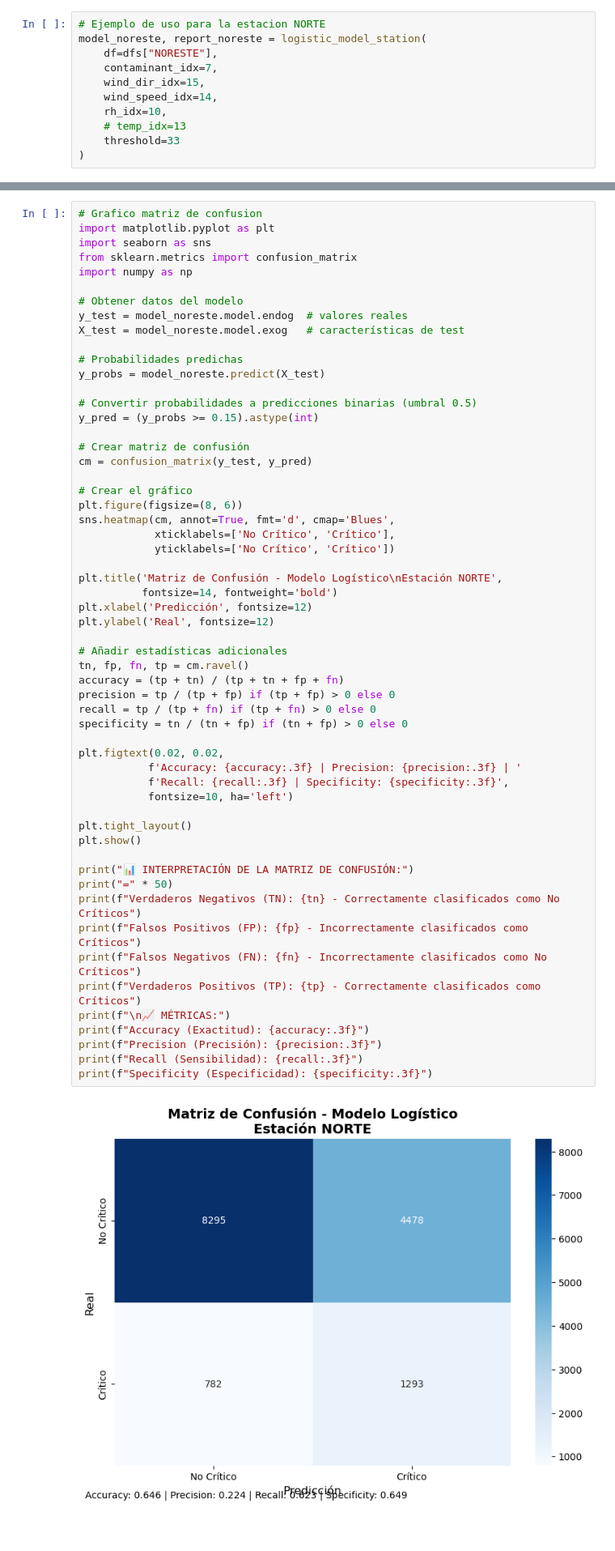
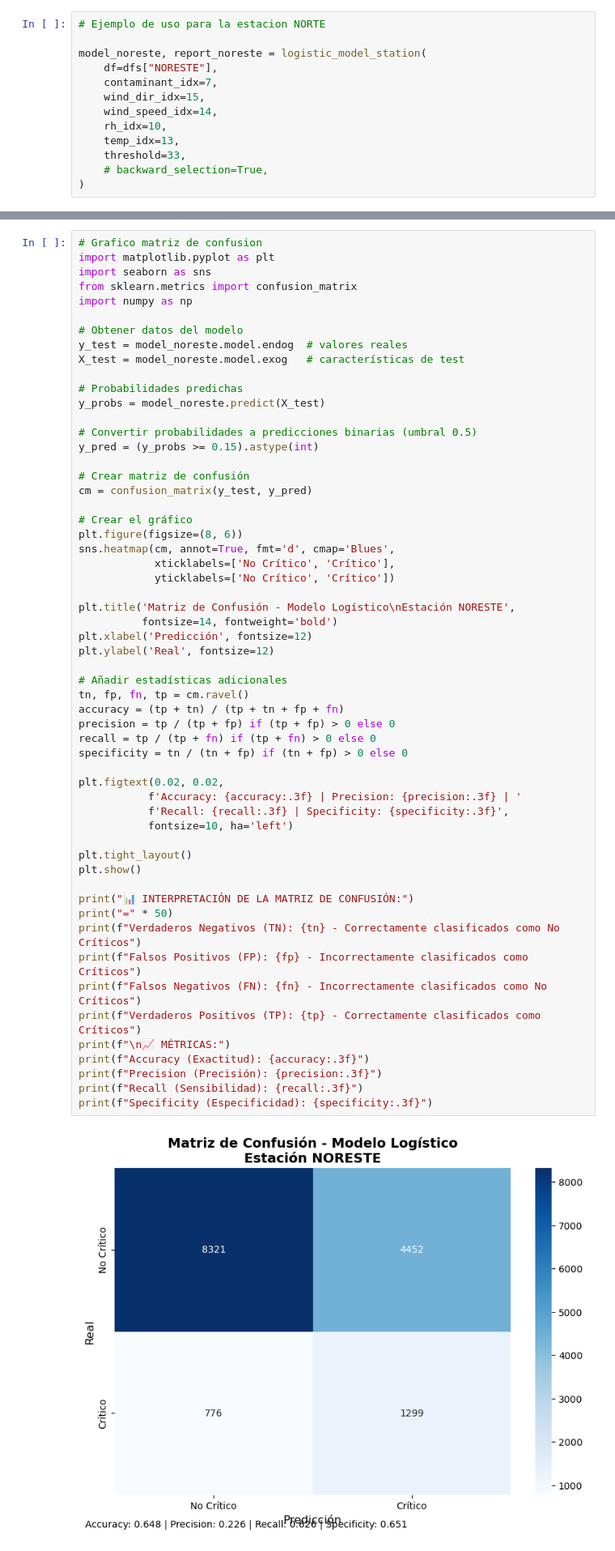
Before and after one commit to albo437/MA2003B, a Jupyter notebook: modelo.ipynb, the cells around one changed output, grey strips where cells are left out. Shown at 81% size. Saved outputs shown, nothing was run; the diff lists cells and outputs as text.

Commit message:
mejorar modelo y crear uno para noresete

```diff
--- a/modelo.ipynb
+++ b/modelo.ipynb
@@ -174,14 +177,16 @@ print(f"⚡ Mejor umbral encontrado según F1: {best_threshold:.2f}")
 # MODELO NORESTE PM2.5
 # %%
 # Ejemplo de uso para la estacion NORTE
+
 model_noreste, report_noreste = logistic_model_station(
     df=dfs["NORESTE"],
     contaminant_idx=7,
     wind_dir_idx=15,
     wind_speed_idx=14,
     rh_idx=10,
-    # temp_idx=13
-    threshold=33
+    temp_idx=13,
+    threshold=33,
+    # backward_selection=True,
 )
 # %% [output]
 Umbral crítico: 33.000
@@ -276,38 +281,38 @@ sns.heatmap(cm, annot=True, fmt='d', cmap='Blues',
             xticklabels=['No Crítico', 'Crítico'],
             yticklabels=['No Crítico', 'Crítico'])
 
-plt.title('Matriz de Confusión - Modelo Logístico\nEstación NORTE',
+plt.title('Matriz de Confusión - Modelo Logístico\nEstación NORESTE',
           fontsize=14, fontweight='bold')
 plt.xlabel('Predicción', fontsize=12)
 plt.ylabel('Real', fontsize=12)
 
 # Añadir estadísticas adicionales
 tn, fp, fn, tp = cm.ravel()
 accuracy = (tp + tn) / (tp + tn + fp + fn)
 precision = tp / (tp + fp) if (tp + fp) > 0 else 0
 recall = tp / (tp + fn) if (tp + fn) > 0 else 0
 specificity = tn / (tn + fp) if (tn + fp) > 0 else 0
 
 plt.figtext(0.02, 0.02,
            f'Accuracy: {accuracy:.3f} | Precision: {precision:.3f} | '
            f'Recall: {recall:.3f} | Specificity: {specificity:.3f}',
            fontsize=10, ha='left')
 
 plt.tight_layout()
 plt.show()
 
 print("📊 INTERPRETACIÓN DE LA MATRIZ DE CONFUSIÓN:")
 print("=" * 50)
 print(f"Verdaderos Negativos (TN): {tn} - Correctamente clasificados como No Críticos")
 print(f"Falsos Positivos (FP): {fp} - Incorrectamente clasificados como Críticos")
 print(f"Falsos Negativos (FN): {fn} - Incorrectamente clasificados como No Críticos")
 print(f"Verdaderos Positivos (TP): {tp} - Correctamente clasificados como Críticos")
 print(f"\n📈 MÉTRICAS:")
 print(f"Accuracy (Exactitud): {accuracy:.3f}")
 print(f"Precision (Precisión): {precision:.3f}")
 print(f"Recall (Sensibilidad): {recall:.3f}")
 print(f"Specificity (Especificidad): {specificity:.3f}")
 # %% [output]
-[figure, old version]
+[figure, new version]
 📊 INTERPRETACIÓN DE LA MATRIZ DE CONFUSIÓN:
 ==================================================
```
Also changed, not shown: parts of 8 cells of this notebook, 1 other file.
